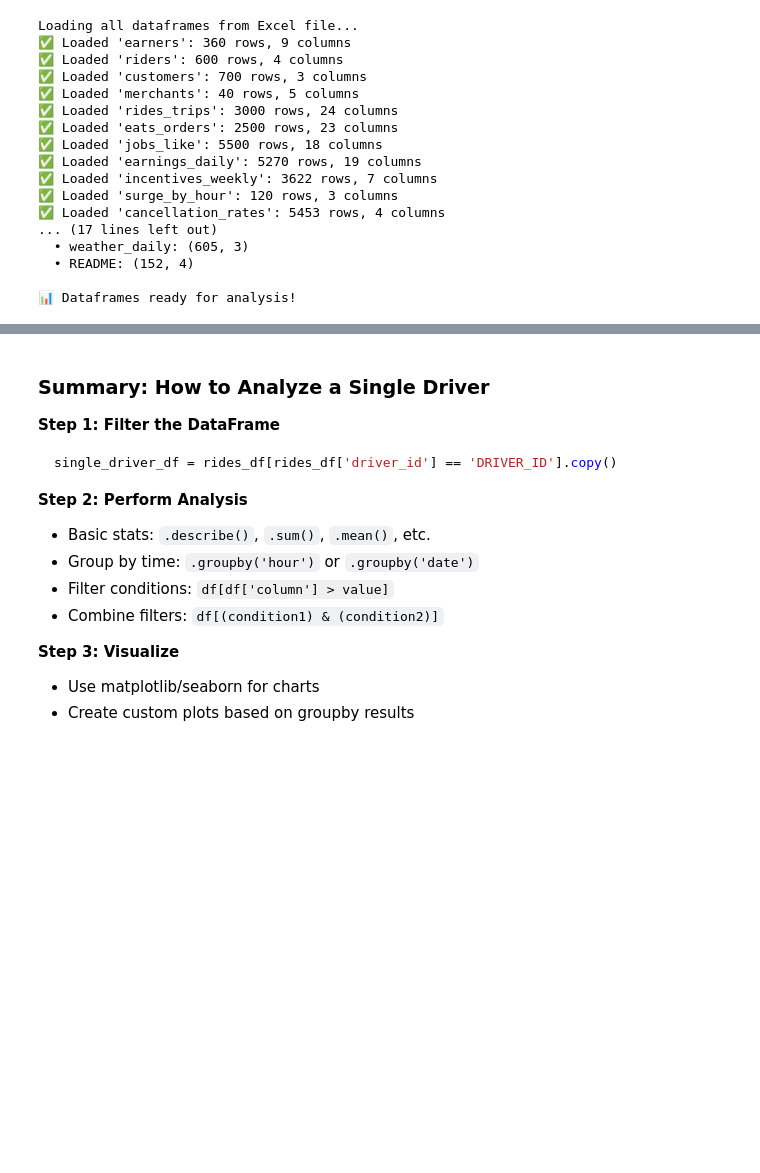
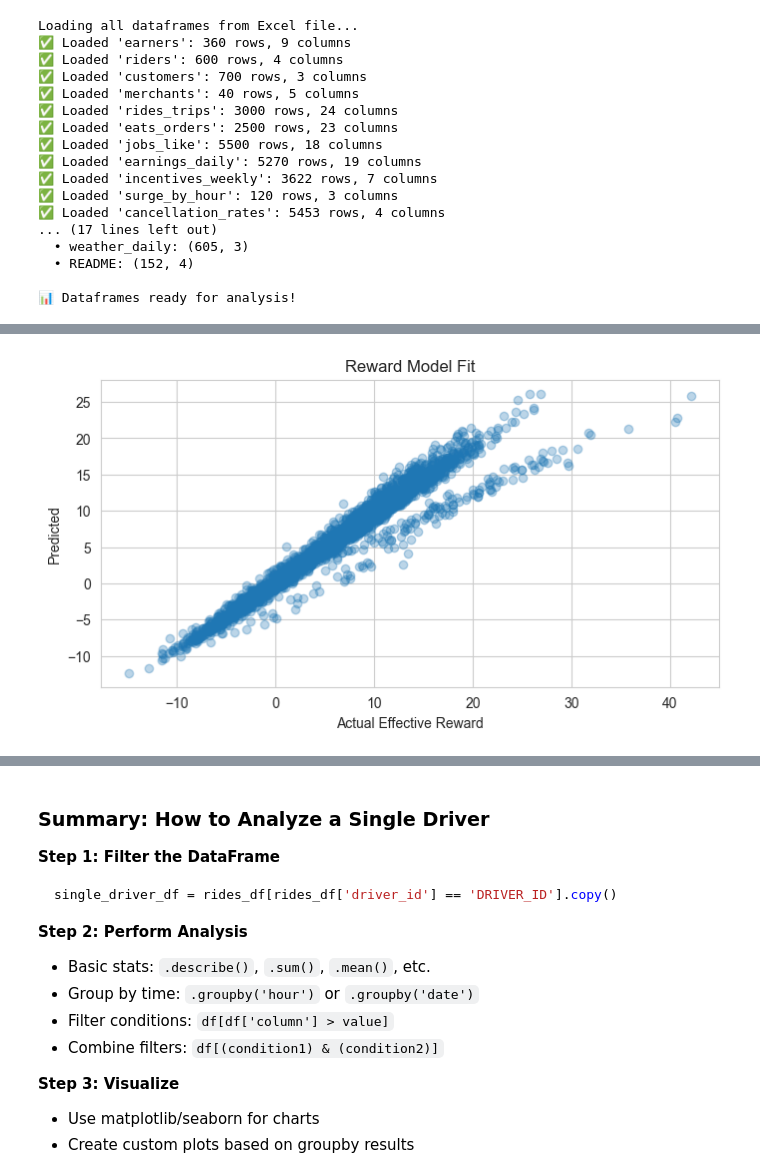
Before and after one commit to kirakirag/junction, a Jupyter notebook: demand_analysis.ipynb, the cells around one changed output, grey strips where cells are left out. Drawn from its saved outputs; the diff is of its cells as text; code cells hidden in the pictures; blank space fills up the shorter version.

```diff
--- a/demand_analysis.ipynb
+++ b/demand_analysis.ipynb
@@ -149,0 +154,22 @@ KeyError: 'fatigue_final'
+# %%
+import tensorflow as tf
+from tensorflow.keras.models import Sequential
+from tensorflow.keras.layers import Dense, Dropout, BatchNormalization
+
+model = Sequential([
+    Dense(128, activation='relu', input_shape=(X_scaled.shape[1],)),
+    BatchNormalization(),
+    Dropout(0.2),
+    Dense(64, activation='relu'),
+    Dense(1)  # predicted effective reward
+])
+
+model.compile(optimizer=tf.keras.optimizers.Adam(learning_rate=1e-3), loss='mse')
+
+history = model.fit(
+    X_scaled, y,
+    validation_split=0.2,
+    epochs=50,
+    batch_size=256,
+    verbose=1
+)
@@ -150,8 +197,15 @@ KeyError: 'fatigue_final'
 # %%
-# Compute time since last ride for each driver
-rides['prev_end'] = rides.groupby('driver_id')['end_time'].shift(1)
-rides['rest_time_mins'] = (rides['start_time'] - rides['prev_end']).dt.total_seconds() / 60
+import matplotlib.pyplot as plt
+from sklearn.metrics import root_mean_squared_error
 
-# Identify breaks longer than a threshold (e.g., 120 mins)
-rides['new_shift'] = rides['rest_time_mins'] > 120  # 2 hours break indicates new shift
-rides['shift_id'] = rides.groupby('driver_id')['new_shift'].cumsum()
+y_pred = model.predict(X_scaled).flatten()
+rmse = root_mean_squared_error(y, y_pred)
+print(f"RMSE: {rmse:.2f}")
+
+plt.figure(figsize=(8,4))
+plt.scatter(y, y_pred, alpha=0.3)
+plt.xlabel("Actual Effective Reward")
+plt.ylabel("Predicted")
+plt.title("Reward Model Fit")
+plt.show()
+# %% [output]
@@ -157,0 +214 @@ rides['shift_id'] = rides.groupby('driver_id')['new_shift'].cumsum()
+[figure, added]
```
Also changed, not shown: parts of 18 cells of this notebook.
